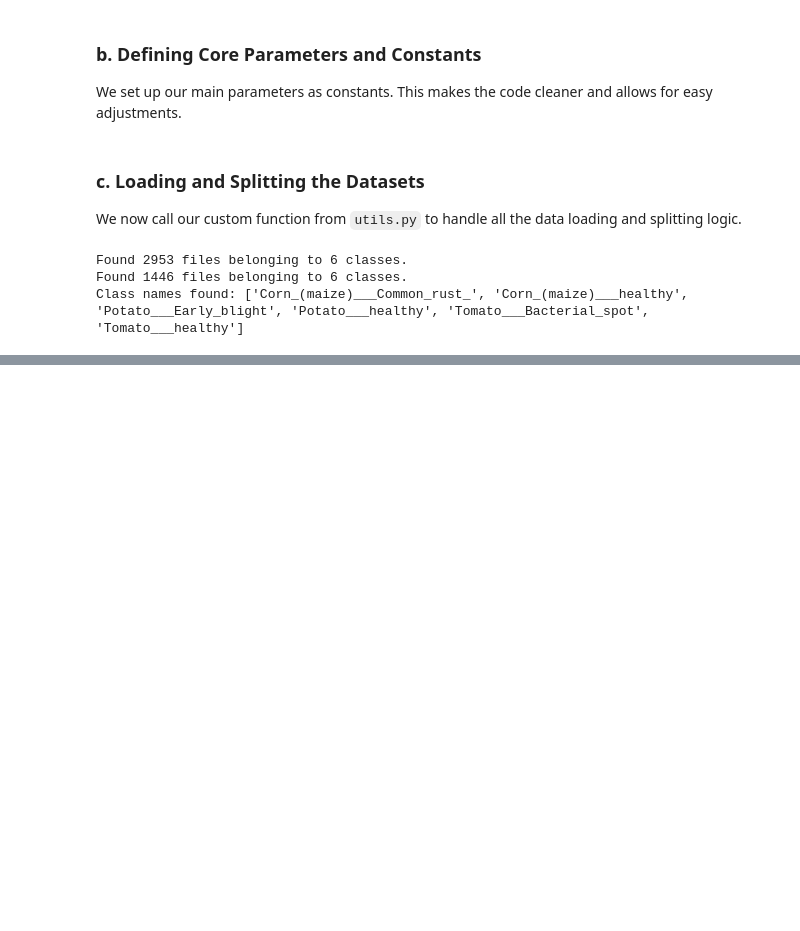
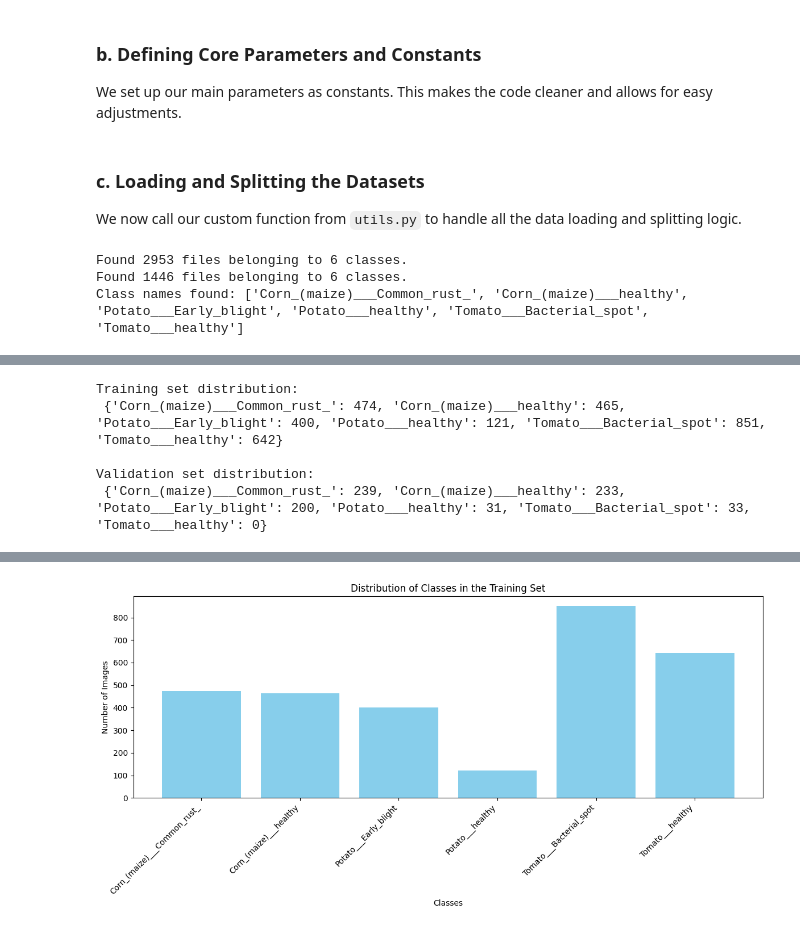
Before and after one commit to Christianib003/mlops, a Jupyter notebook: notebook/mlops.ipynb, the cells around one changed output, grey strips where cells are left out. Saved outputs shown, nothing was run; the diff lists cells and outputs as text; code cells hidden in the pictures; blank space fills up the shorter version.

```diff
--- a/notebook/mlops.ipynb
+++ b/notebook/mlops.ipynb
@@ -42,0 +77,22 @@ Class names found: ['Corn_(maize)___Common_rust_', 'Corn_(maize)___healthy', 'Po
+# %%
+train_counts = count_samples(training_set, class_names)
+val_counts = count_samples(validation_set, class_names)
+
+print(f"Training set distribution:\n {train_counts}")
+print(f"\nValidation set distribution:\n {val_counts}")
+
+# Visualize the training set distribution
+plt.figure(figsize=(12, 6))
+plt.bar(train_counts.keys(), train_counts.values(), color='skyblue')
+plt.xlabel("Classes")
+plt.ylabel("Number of Images")
+plt.title("Distribution of Classes in the Training Set")
+plt.xticks(rotation=45, ha='right')
+plt.tight_layout()
+plt.show()
+# %% [output]
+Training set distribution:
+ {'Corn_(maize)___Common_rust_': 474, 'Corn_(maize)___healthy': 465, 'Potato___Early_blight': 400, 'Potato___healthy': 121, 'Tomato___Bacterial_spot': 851, 'Tomato___healthy': 642}
+
+Validation set distribution:
+ {'Corn_(maize)___Common_rust_': 239, 'Corn_(maize)___healthy': 233, 'Potato___Early_blight': 200, 'Potato___healthy': 31, 'Tomato___Bacterial_spot': 33, 'Tomato___healthy': 0}
@@ -42,0 +100 @@ Class names found: ['Corn_(maize)___Common_rust_', 'Corn_(maize)___healthy', 'Po
+[figure, added]
```
Also changed, not shown: parts of 10 cells of this notebook, 1 other file.
